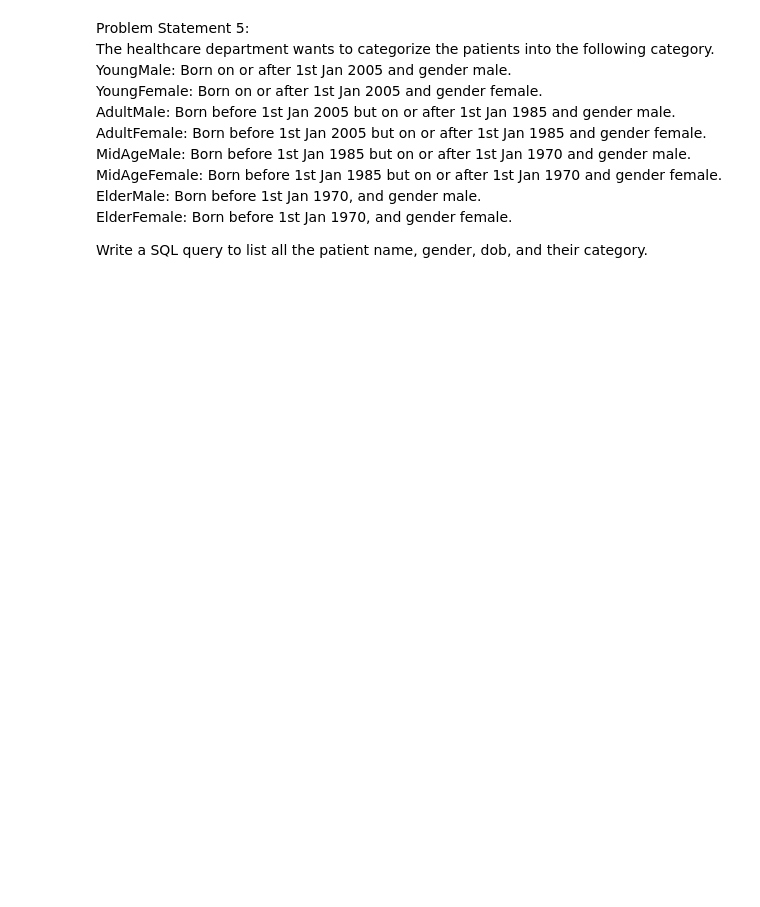
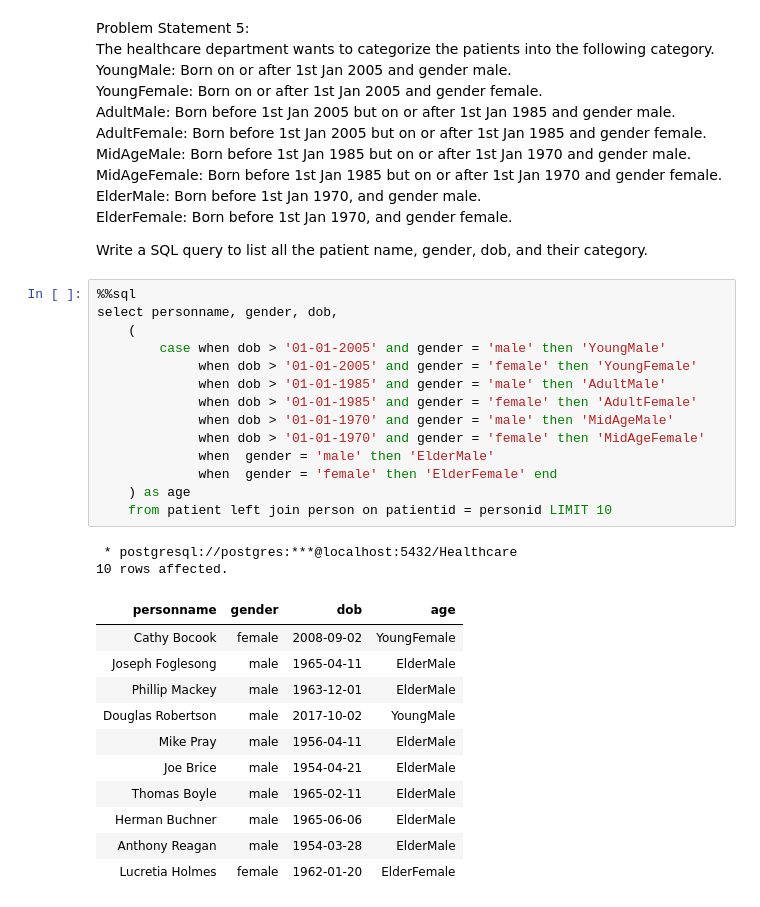
Before and after one commit to msb73/FS, a Jupyter notebook: Project Healthcare4 SQL CASE expression.ipynb, the cells around one changed output. Cells and saved outputs as stored; diff of their text form; blank space fills up the shorter version.

```diff
--- a/Project Healthcare4 SQL CASE expression.ipynb
+++ b/Project Healthcare4 SQL CASE expression.ipynb
@@ -55,3 +227,31 @@ ElderMale: Born before 1st Jan 1970, and gender male.<br>
 ElderFemale: Born before 1st Jan 1970, and gender female.<br>
 
 Write a SQL query to list all the patient name, gender, dob, and their category.
+# %%
+%%sql
+select personname, gender, dob,
+    (
+        case when dob > '01-01-2005' and gender = 'male' then 'YoungMale'
+             when dob > '01-01-2005' and gender = 'female' then 'YoungFemale'
+             when dob > '01-01-1985' and gender = 'male' then 'AdultMale'
+             when dob > '01-01-1985' and gender = 'female' then 'AdultFemale'
+             when dob > '01-01-1970' and gender = 'male' then 'MidAgeMale'
+             when dob > '01-01-1970' and gender = 'female' then 'MidAgeFemale'
+             when  gender = 'male' then 'ElderMale'
+             when  gender = 'female' then 'ElderFemale' end
+    ) as age
+    from patient left join person on patientid = personid LIMIT 10
+# %% [output]
+ * postgresql://postgres:***@localhost:5432/Healthcare
+10 rows affected.
+| personname | gender | dob | age |
+| Cathy Bocook | female | 2008-09-02 | YoungFemale |
+| Joseph Foglesong | male | 1965-04-11 | ElderMale |
+| Phillip Mackey | male | 1963-12-01 | ElderMale |
+| Douglas Robertson | male | 2017-10-02 | YoungMale |
+| Mike Pray | male | 1956-04-11 | ElderMale |
+| Joe Brice | male | 1954-04-21 | ElderMale |
+| Thomas Boyle | male | 1965-02-11 | ElderMale |
+| Herman Buchner | male | 1965-06-06 | ElderMale |
+| Anthony Reagan | male | 1954-03-28 | ElderMale |
+| Lucretia Holmes | female | 1962-01-20 | ElderFemale |
```
Also changed, not shown: parts of 5 cells of this notebook, 33 other files.
